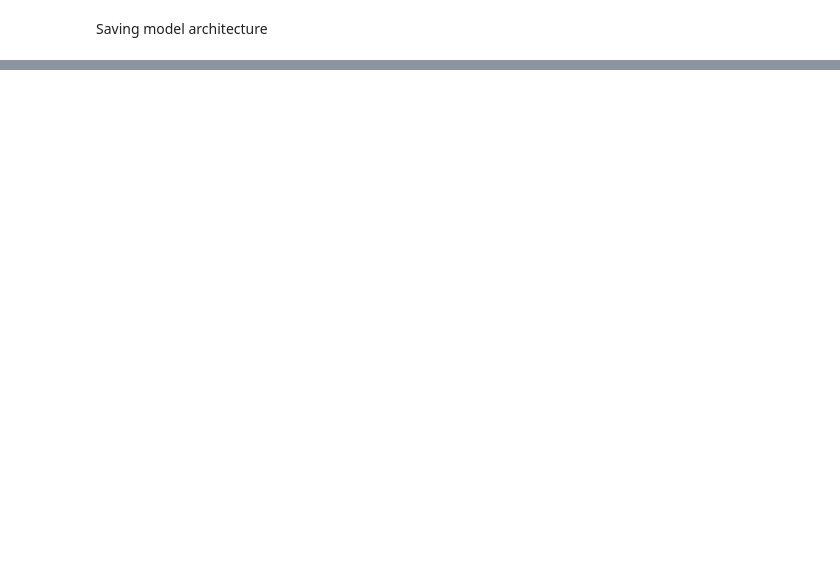
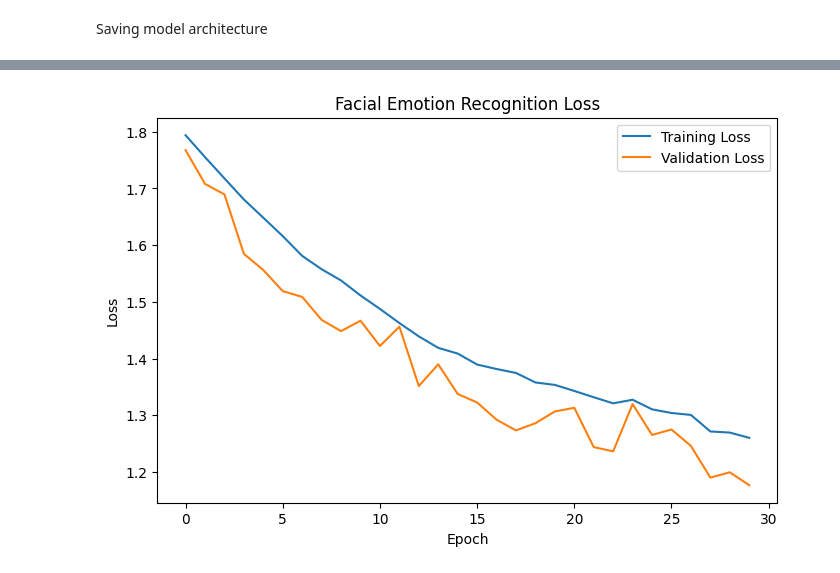
Before and after one commit to patelshivam109/Talk-to-Mind, a Jupyter notebook: notebooks/facial_emotion_training.ipynb, the cells around one changed output, grey strips where cells are left out. Saved outputs shown, nothing was run; the diff lists cells and outputs as text; code cells hidden in the pictures; blank space fills up the shorter version.

Commit message:
Complete facial emotion recognition training and evaluation

```diff
--- a/notebooks/facial_emotion_training.ipynb
+++ b/notebooks/facial_emotion_training.ipynb
@@ -317,0 +331,7 @@ with open("../reports/results/facial_model_summary.txt", "w") as f:
+# %%
+early_stopping = EarlyStopping(
+    monitor="val_loss",
+    patience=8,
+    restore_best_weights=True,
+    verbose=1
+)
@@ -317,0 +345,8 @@ with open("../reports/results/facial_model_summary.txt", "w") as f:
+# %%
+reduce_lr = ReduceLROnPlateau(
+    monitor="val_loss",
+    factor=0.2,
+    patience=4,
+    min_lr=1e-6,
+    verbose=1
+)
@@ -317,0 +357,10 @@ with open("../reports/results/facial_model_summary.txt", "w") as f:
+# %%
+history = model.fit(
+    train_generator,
+    validation_data=validation_generator,
+    epochs=30,
+    callbacks=[
+        early_stopping,
+        reduce_lr
+    ]
+)
@@ -317,0 +418,20 @@ with open("../reports/results/facial_model_summary.txt", "w") as f:
+# %%
+plt.figure(figsize=(8,5))
+
+plt.plot(history.history["loss"], label="Training Loss")
+plt.plot(history.history["val_loss"], label="Validation Loss")
+
+plt.title("Facial Emotion Recognition Loss")
+plt.xlabel("Epoch")
+plt.ylabel("Loss")
+plt.legend()
+
+plt.savefig(
+    "../reports/figures/facial_training_loss.png",
+    dpi=300,
+    bbox_inches="tight"
+)
+
+plt.show()
+# %% [output]
+[figure, added]
```
Also changed, not shown: parts of 23 cells of this notebook, 8 other files.
